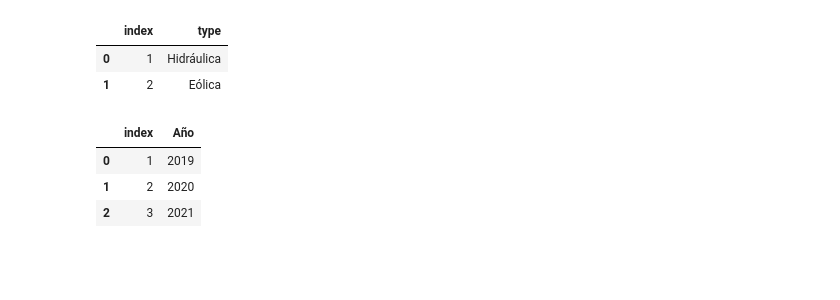
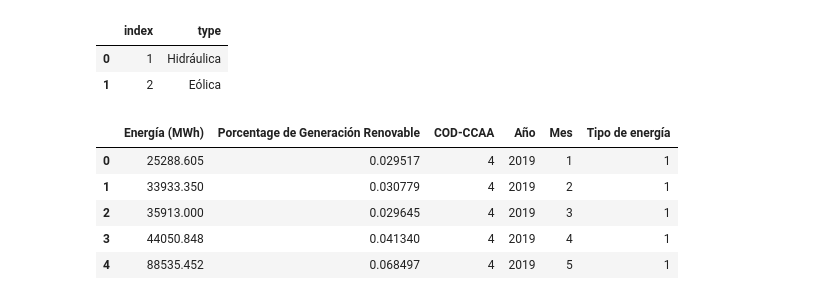
Before and after one commit to ngcarvajall/Laboratorio_ETL, a Jupyter notebook: API_Limpieza.ipynb, the cells around one changed output. Saved outputs shown, nothing was run; the diff lists cells and outputs as text; code cells hidden in the pictures; blank space fills up the shorter version.

```diff
--- a/API_Limpieza.ipynb
+++ b/API_Limpieza.ipynb
@@ -293,10 +293,12 @@ df_anio = df_generacion_mergeo[['Año']].drop_duplicates().reset_index(drop=True
 # df_tipo_generacion['index'] = df_tipo_generacion['index'].apply(lambda x: x+1)
 # %%
 df_anio['index'] = df_anio['index'].apply(lambda x: x+1)
-# %%
-df_anio
-# %% [output]
-|  | index | Año |
-| 0 | 1 | 2019 |
-| 1 | 2 | 2020 |
-| 2 | 3 | 2021 |
+# %%
+df_generacion_mergeo.head()
+# %% [output]
+|  | Energía (MWh) | Porcentage de Generación Renovable | COD-CCAA | Año | Mes | Tipo de energía |
+| 0 | 25288.605 | 0.029517 | 4 | 2019 | 1 | 1 |
+| 1 | 33933.350 | 0.030779 | 4 | 2019 | 2 | 1 |
+| 2 | 35913.000 | 0.029645 | 4 | 2019 | 3 | 1 |
+| 3 | 44050.848 | 0.041340 | 4 | 2019 | 4 | 1 |
+| 4 | 88535.452 | 0.068497 | 4 | 2019 | 5 | 1 |
```
Also changed, not shown: parts of 8 cells of this notebook, 12 other files.
